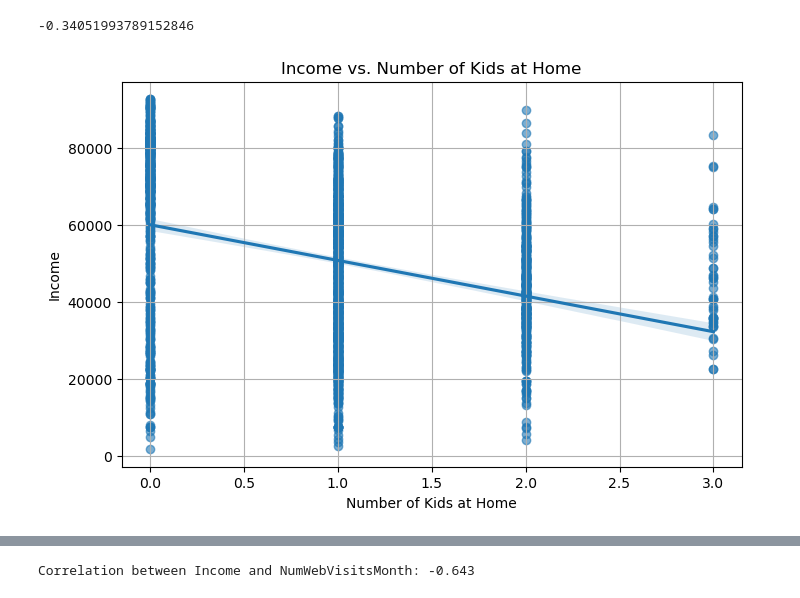
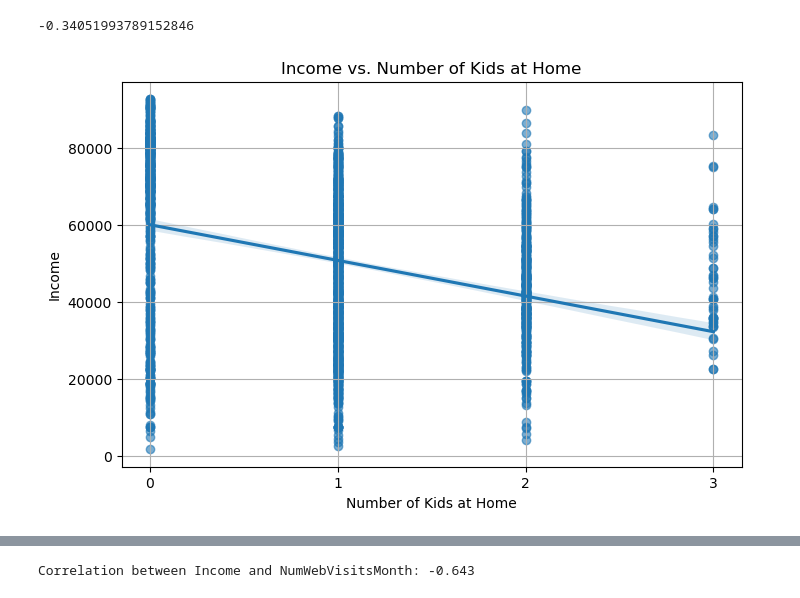
Before and after one commit to fincherc/marketing_project, a Jupyter notebook: food_da.ipynb, the cells around one changed output, grey strips where cells are left out. Drawn from its saved outputs; the diff is of its cells as text; code cells hidden in the pictures.

```diff
--- a/food_da.ipynb
+++ b/food_da.ipynb
@@ -197,10 +207,11 @@ print(df['Income'].corr(df['TotalChildren']))
 # %%
 plt.figure(figsize=(8, 5))
 sns.regplot(x='TotalChildren', y='Income', data=df, scatter_kws={'alpha':0.6})
 plt.title("Income vs. Number of Kids at Home")
 plt.xlabel("Number of Kids at Home")
 plt.ylabel("Income")
+plt.gca().xaxis.set_major_locator(ticker.MaxNLocator(integer=True))
 plt.grid(True)
 plt.show()
 # %% [output]
-[figure, old version]
+[figure, new version]
```
Also changed, not shown: parts of 4 cells of this notebook.
